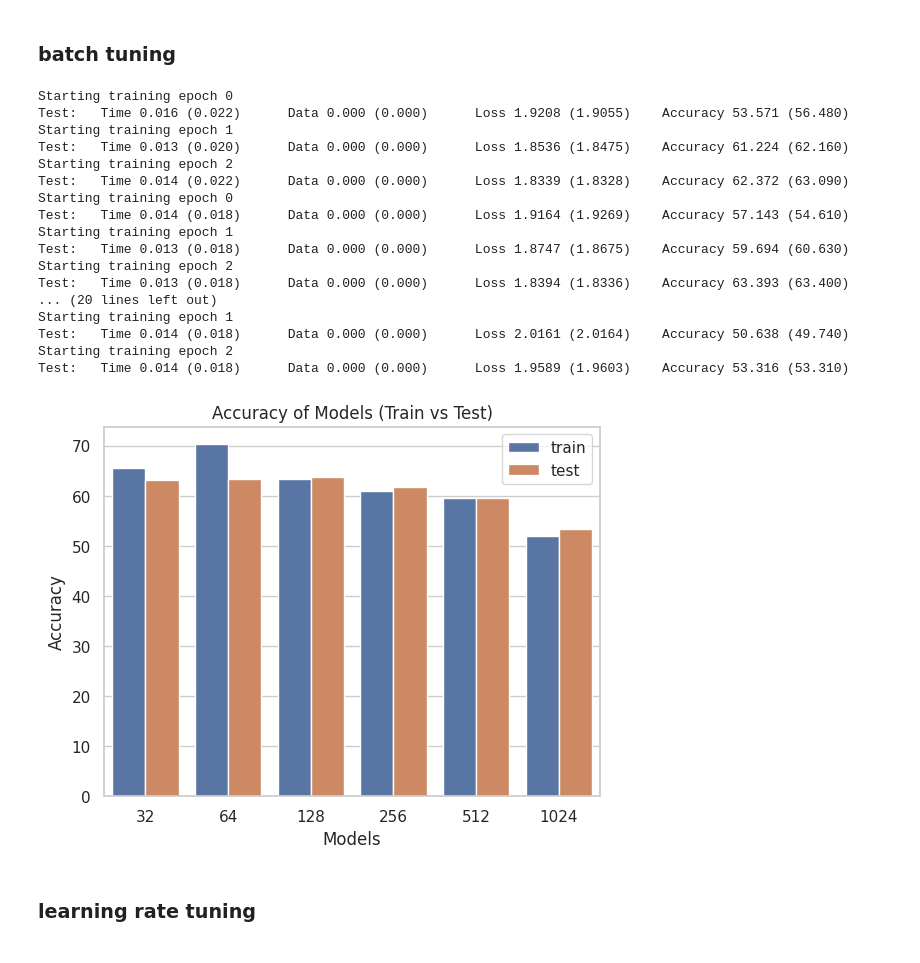
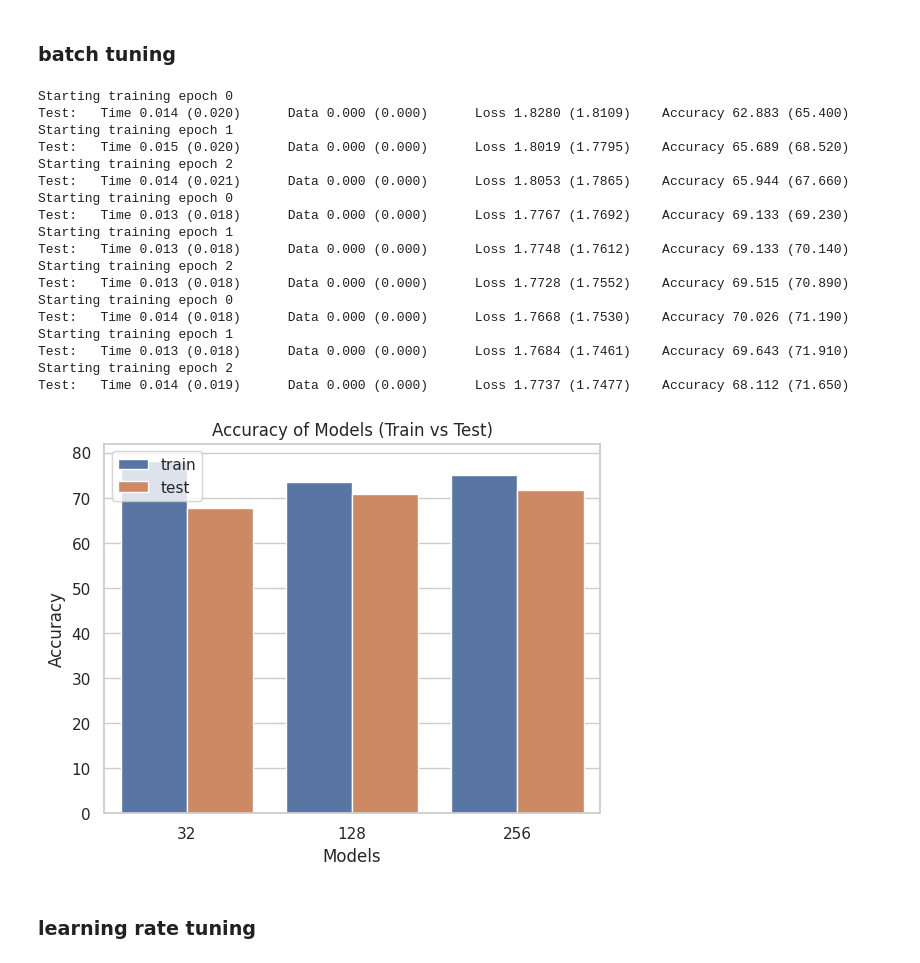
Before and after one commit to hdspgroup/pytorch-course, a Jupyter notebook: classification_pytorch.ipynb, the cells around one changed output. Drawn from its saved outputs; the diff is of its cells as text; code cells hidden in the pictures.

```diff
--- a/classification_pytorch.ipynb
+++ b/classification_pytorch.ipynb
@@ -402,9 +438,7 @@ batch_lineplot(np.array([history,history_2]))
 # %% [markdown]
 ### batch tuning
 # %%
-# train classificationnet with differents batch sizes
-
-batch_sizes = [ 32, 64, 128, 256, 512, 1024 ]
+batch_sizes = [ 32, 128, 256 ]
 
 historys = []
 
@@ -416,58 +450,32 @@ for batch_size in batch_sizes:
         train_data = [ sample for sample in trainloader ]
         test_data  = [ sample for sample in testloader  ]
 
-        model = ClassificationNet()
-        criterion = nn.CrossEntropyLoss()
-        optimizer = torch.optim.Adam(model.parameters(), lr=0.001)
-
-        criterion = criterion.to(device)
-        model = model.to(device)
-
-        epochs = 3
-        history = {
-            'loss': [],
-            'acc': [],
-            'val_loss': [],
-            'val_acc': [],
-            'name': ""
-        }
-
-        for epoch in range(epochs):
-
-            losses, acc  = train(train_data, model, criterion, optimizer, epoch, verbose=False)
-
-            with torch.no_grad():
-                val_loss, val_acc = validate(test_data, model, criterion)
-
-            history['loss'].extend(losses)
-            history['acc'].extend(acc)
-            history['val_loss'].append(val_loss)
-            history['val_acc'].append(val_acc)
-
-        history['name'] = str(batch_size)
+        history = tuning_model(batch_size, historys, train_data, test_data)
         historys.append(history)
 # %% [output]
 Starting training epoch 0
-Test:   Time 0.016 (0.022)      Data 0.000 (0.000)      Loss 1.9208 (1.9055)    Accuracy 53.571 (56.480)
+Test:   Time 0.014 (0.020)      Data 0.000 (0.000)      Loss 1.8280 (1.8109)    Accuracy 62.883 (65.400)
 Starting training epoch 1
-Test:   Time 0.013 (0.020)      Data 0.000 (0.000)      Loss 1.8536 (1.8475)    Accuracy 61.224 (62.160)
+Test:   Time 0.015 (0.020)      Data 0.000 (0.000)      Loss 1.8019 (1.7795)    Accuracy 65.689 (68.520)
 Starting training epoch 2
-Test:   Time 0.014 (0.022)      Data 0.000 (0.000)      Loss 1.8339 (1.8328)    Accuracy 62.372 (63.090)
+Test:   Time 0.014 (0.021)      Data 0.000 (0.000)      Loss 1.8053 (1.7865)    Accuracy 65.944 (67.660)
 Starting training epoch 0
-Test:   Time 0.014 (0.018)      Data 0.000 (0.000)      Loss 1.9164 (1.9269)    Accuracy 57.143 (54.610)
+Test:   Time 0.013 (0.018)      Data 0.000 (0.000)      Loss 1.7767 (1.7692)    Accuracy 69.133 (69.230)
 Starting training epoch 1
-Test:   Time 0.013 (0.018)      Data 0.000 (0.000)      Loss 1.8747 (1.8675)    Accuracy 59.694 (60.630)
+Test:   Time 0.013 (0.018)      Data 0.000 (0.000)      Loss 1.7748 (1.7612)    Accuracy 69.133 (70.140)
 Starting training epoch 2
-Test:   Time 0.013 (0.018)      Data 0.000 (0.000)      Loss 1.8394 (1.8336)    Accuracy 63.393 (63.400)
-... (20 lines left out)
+Test:   Time 0.013 (0.018)      Data 0.000 (0.000)      Loss 1.7728 (1.7552)    Accuracy 69.515 (70.890)
+Starting training epoch 0
+Test:   Time 0.014 (0.018)      Data 0.000 (0.000)      Loss 1.7668 (1.7530)    Accuracy 70.026 (71.190)
 Starting training epoch 1
-Test:   Time 0.014 (0.018)      Data 0.000 (0.000)      Loss 2.0161 (2.0164)    Accuracy 50.638 (49.740)
+Test:   Time 0.013 (0.018)      Data 0.000 (0.000)      Loss 1.7684 (1.7461)    Accuracy 69.643 (71.910)
 Starting training epoch 2
-Test:   Time 0.014 (0.018)      Data 0.000 (0.000)      Loss 1.9589 (1.9603)    Accuracy 53.316 (53.310)
+Test:   Time 0.014 (0.019)      Data 0.000 (0.000)      Loss 1.7737 (1.7477)    Accuracy 68.112 (71.650)
-# %%
-acc_barplot(np.array(historys))
-# %% [output]
-[figure, removed]
+# %%
+fig, ax = plt.subplots()
+acc_barplot(np.array(historys), ax = ax)
+# %% [output]
+[figure, added]
 # %% [markdown]
 ### learning rate tuning
 # %%
```
Also changed, not shown: parts of 17 cells of this notebook.
